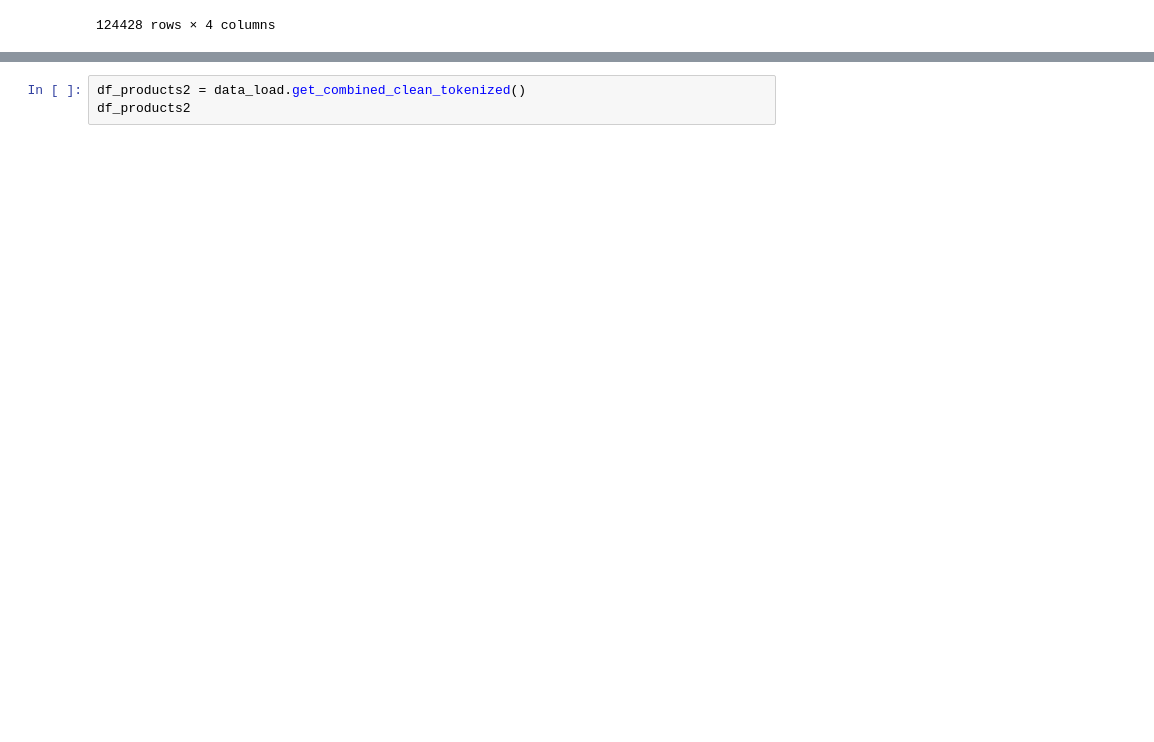
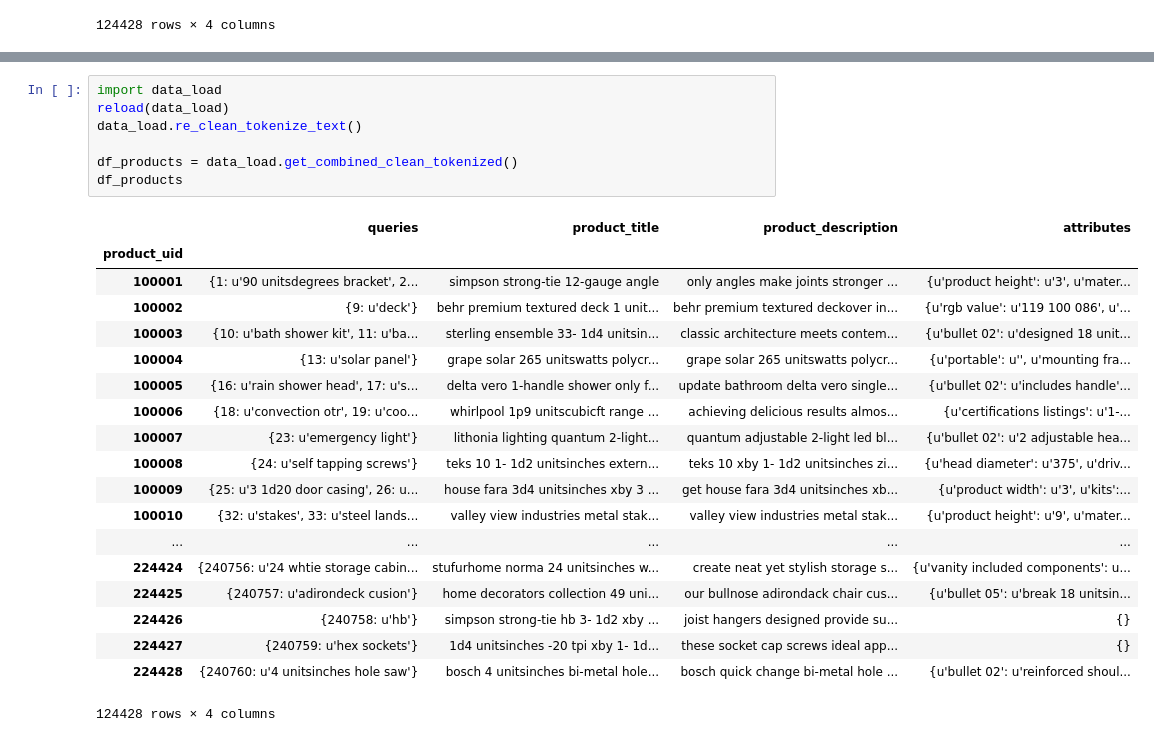
Before and after one commit to Bekbolatov/kaggle, a Jupyter notebook: events/hd/notebooks/CLEAN_DATA.ipynb, the cells around one changed output, grey strips where cells are left out. Drawn from its saved outputs; the diff is of its cells as text; blank space fills up the shorter version.

```diff
--- a/events/hd/notebooks/CLEAN_DATA.ipynb
+++ b/events/hd/notebooks/CLEAN_DATA.ipynb
@@ -58,3 +32,27 @@ df_products_c
-# %%
-df_products2 = data_load.get_combined_clean_tokenized()
-df_products2
+# %%
+import data_load
+reload(data_load)
+data_load.re_clean_tokenize_text()
+
+df_products = data_load.get_combined_clean_tokenized()
+df_products
+# %% [output]
+|  | queries | product_title | product_description | attributes |
+| product_uid |  |  |  |  |
+| 100001 | {1: u'90 unitsdegrees bracket', 2... | simpson strong-tie 12-gauge angle | only angles make joints stronger ... | {u'product height': u'3', u'mater... |
+| 100002 | {9: u'deck'} | behr premium textured deck 1 unit... | behr premium textured deckover in... | {u'rgb value': u'119 100 086', u'... |
+| 100003 | {10: u'bath shower kit', 11: u'ba... | sterling ensemble 33- 1d4 unitsin... | classic architecture meets contem... | {u'bullet 02': u'designed 18 unit... |
+| 100004 | {13: u'solar panel'} | grape solar 265 unitswatts polycr... | grape solar 265 unitswatts polycr... | {u'portable': u'', u'mounting fra... |
+| 100005 | {16: u'rain shower head', 17: u's... | delta vero 1-handle shower only f... | update bathroom delta vero single... | {u'bullet 02': u'includes handle'... |
+| 100006 | {18: u'convection otr', 19: u'coo... | whirlpool 1p9 unitscubicft range ... | achieving delicious results almos... | {u'certifications listings': u'1-... |
+| 100007 | {23: u'emergency light'} | lithonia lighting quantum 2-light... | quantum adjustable 2-light led bl... | {u'bullet 02': u'2 adjustable hea... |
+| 100008 | {24: u'self tapping screws'} | teks 10 1- 1d2 unitsinches extern... | teks 10 xby 1- 1d2 unitsinches zi... | {u'head diameter': u'375', u'driv... |
+| 100009 | {25: u'3 1d20 door casing', 26: u... | house fara 3d4 unitsinches xby 3 ... | get house fara 3d4 unitsinches xb... | {u'product width': u'3', u'kits':... |
+| 100010 | {32: u'stakes', 33: u'steel lands... | valley view industries metal stak... | valley view industries metal stak... | {u'product height': u'9', u'mater... |
+| ... | ... | ... | ... | ... |
+| 224424 | {240756: u'24 whtie storage cabin... | stufurhome norma 24 unitsinches w... | create neat yet stylish storage s... | {u'vanity included components': u... |
+| 224425 | {240757: u'adirondeck cusion'} | home decorators collection 49 uni... | our bullnose adirondack chair cus... | {u'bullet 05': u'break 18 unitsin... |
+| 224426 | {240758: u'hb'} | simpson strong-tie hb 3- 1d2 xby ... | joist hangers designed provide su... | {} |
+| 224427 | {240759: u'hex sockets'} | 1d4 unitsinches -20 tpi xby 1- 1d... | these socket cap screws ideal app... | {} |
+| 224428 | {240760: u'4 unitsinches hole saw'} | bosch 4 unitsinches bi-metal hole... | bosch quick change bi-metal hole ... | {u'bullet 02': u'reinforced shoul... |
+124428 rows × 4 columns
```
Also changed, not shown: parts of 9 cells of this notebook, 3 other files.
